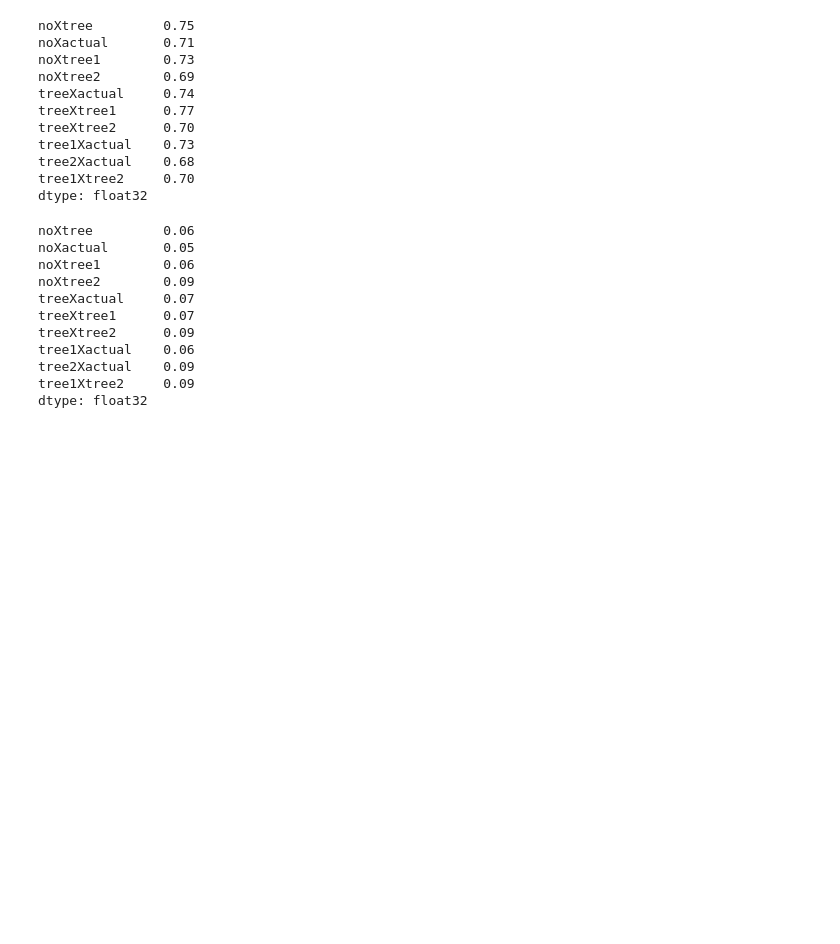
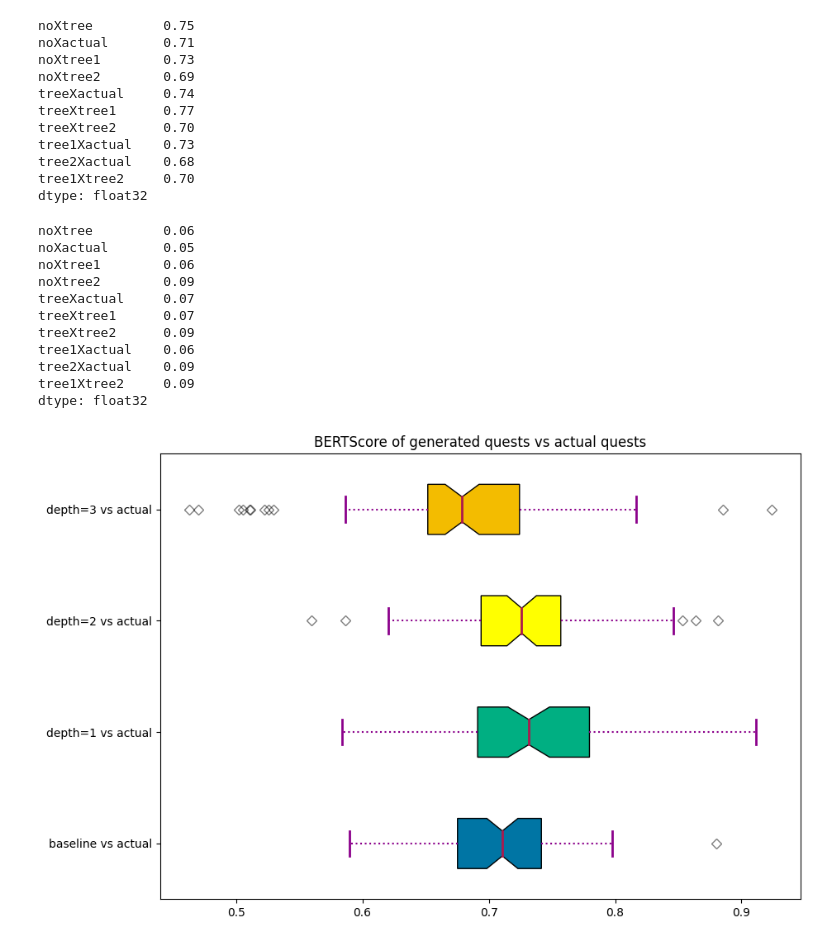
Before and after one commit to zedd-08/thesis-implementations, a Jupyter notebook: evaluation/eval-bertscore.ipynb, the cells around one changed output. Cells and saved outputs as stored; diff of their text form; code cells hidden in the pictures; blank space fills up the shorter version.

```diff
--- a/evaluation/eval-bertscore.ipynb
+++ b/evaluation/eval-bertscore.ipynb
@@ -126,3 +126,71 @@ tree1Xtree2     0.09
 dtype: float32
 # %%
 f1_scores_df.to_csv('all_bertscores.csv', index=False)
+# %%
+all_scores = pd.read_csv('all_bertscores.csv')
+# %%
+# Import libraries
+import matplotlib.pyplot as plt
+import numpy as np
+
+# Creating dataset
+np.random.seed(10)
+data_1 = all_scores['noXactual']
+data_2 = all_scores['treeXactual']
+data_3 = all_scores['tree1Xactual']
+data_4 = all_scores['tree2Xactual']
+data = [data_1, data_2, data_3, data_4]
+
+fig = plt.figure(figsize =(10, 7))
+ax = fig.add_subplot(111)
+
+# Creating axes instance
+bp = ax.boxplot(data, patch_artist = True,
+                notch ='True', vert = 0)
+
+colors = ['#0075a4', '#00af82',
+          '#FFFF00', '#f3bc00']
+
+for patch, color in zip(bp['boxes'], colors):
+    patch.set_facecolor(color)
+
+# changing color and linewidth of
+# whiskers
+for whisker in bp['whiskers']:
+    whisker.set(color ='#8B008B',
+                linewidth = 1.5,
+                linestyle =":")
+
+# changing color and linewidth of
+# caps
+for cap in bp['caps']:
+    cap.set(color ='#8B008B',
+            linewidth = 2)
+
+# changing color and linewidth of
+# medians
+for median in bp['medians']:
+    median.set(color ='#ac1a4e',
+               linewidth = 2)
+
+# changing style of fliers
+for flier in bp['fliers']:
+    flier.set(marker ='D',
+              color ='#e7298a',
+              alpha = 0.5)
+
+# x-axis labels
+ax.set_yticklabels(['baseline vs actual', 'depth=1 vs actual', 'depth=2 vs actual', 'depth=3 vs actual'])
+
+# Adding title
+plt.title("BERTScore of generated quests vs actual quests")
+
+# Removing top axes and right axes
+# ticks
+ax.get_xaxis().tick_bottom()
+ax.get_yaxis().tick_left()
+
+# show plot
+plt.show()
+# %% [output]
+[figure, added]
```
Also changed, not shown: 4 other files.
